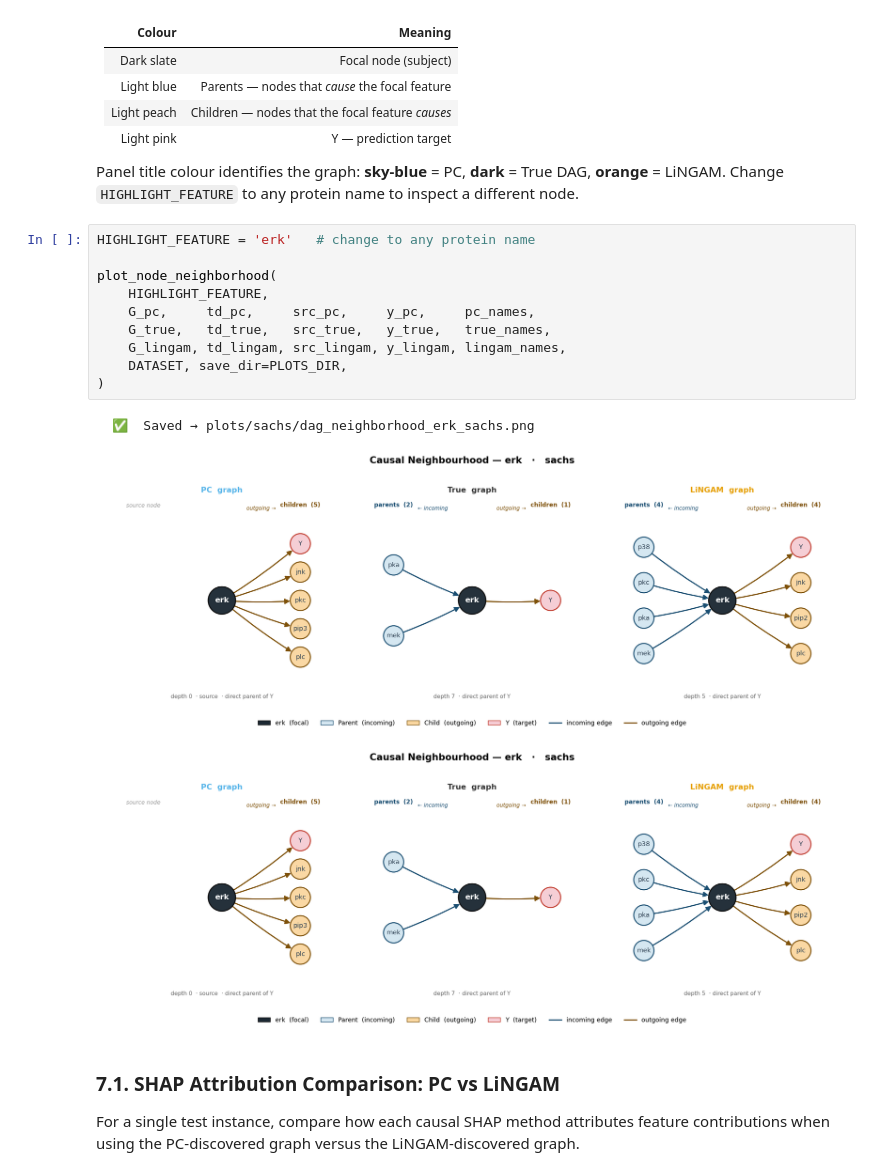
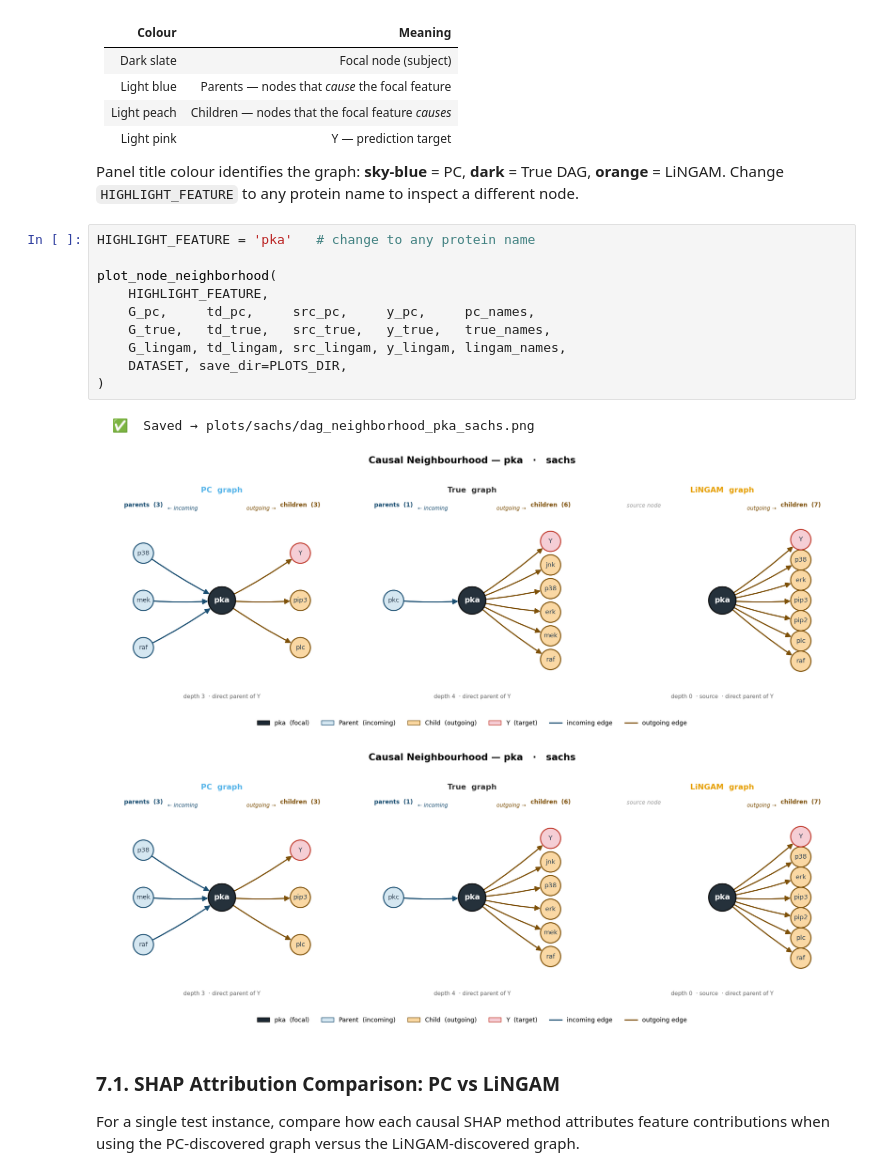
Before and after one commit to juanriosg12/master_thesis, a Jupyter notebook: notebooks/real_data_analysis.ipynb, the cells around one changed output. Drawn from its saved outputs; the diff is of its cells as text.

```diff
--- a/notebooks/real_data_analysis.ipynb
+++ b/notebooks/real_data_analysis.ipynb
@@ -467,19 +467,19 @@ nothing else. Designed for qualitative comparison in the thesis.
 Panel title colour identifies the graph: **sky-blue** = PC, **dark** = True DAG, **orange** = LiNGAM.
 Change `HIGHLIGHT_FEATURE` to any protein name to inspect a different node.
 # %%
-HIGHLIGHT_FEATURE = 'erk'   # change to any protein name
+HIGHLIGHT_FEATURE = 'pka'   # change to any protein name
 
 plot_node_neighborhood(
     HIGHLIGHT_FEATURE,
     G_pc,     td_pc,     src_pc,     y_pc,     pc_names,
     G_true,   td_true,   src_true,   y_true,   true_names,
     G_lingam, td_lingam, src_lingam, y_lingam, lingam_names,
     DATASET, save_dir=PLOTS_DIR,
 )
 # %% [output]
-  ✅  Saved → plots/sachs/dag_neighborhood_erk_sachs.png
+  ✅  Saved → plots/sachs/dag_neighborhood_pka_sachs.png
-[figure, old version]
+[figure, new version]
-[figure, old version]
+[figure, new version]
 # %% [markdown]
 ### 7.1. SHAP Attribution Comparison: PC vs LiNGAM
 
```
Also changed, not shown: parts of 1 cell of this notebook, 2 other files.
